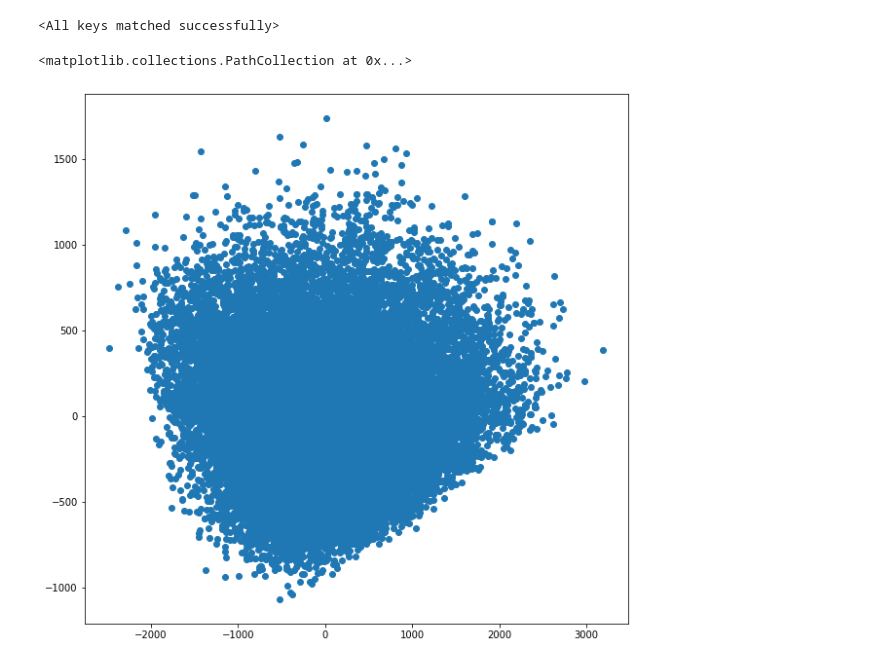
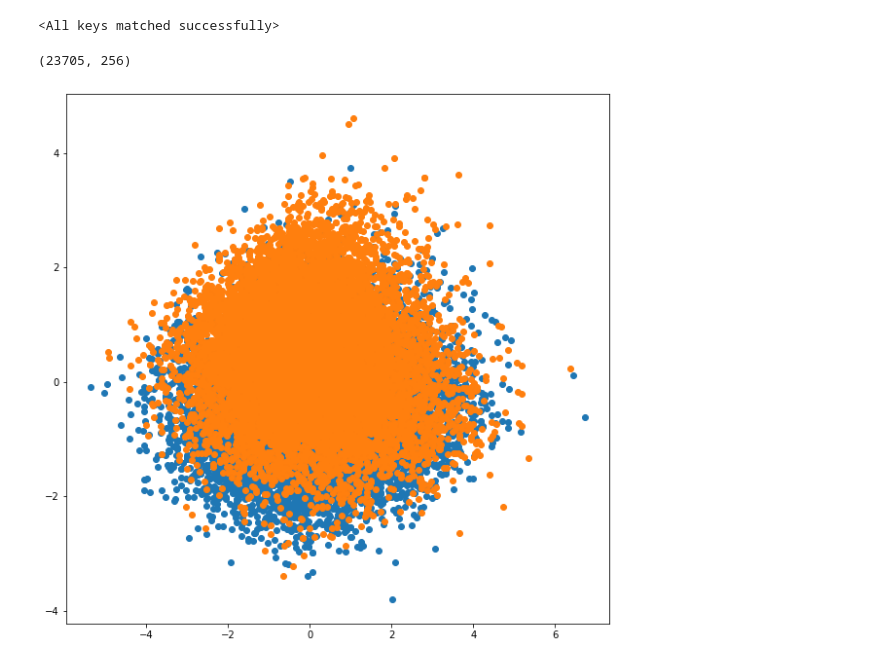
Before and after one commit to s183920/02582_Computational_Data_Analysis_Case2, a Jupyter notebook: encode_data.ipynb, the cells around one changed output. Drawn from its saved outputs; the diff is of its cells as text; code cells hidden in the pictures.

Commit message:
New autoencoder and data

```diff
--- a/encode_data.ipynb
+++ b/encode_data.ipynb
@@ -4,12 +4,12 @@ import torch
 from tqdm import tqdm
 
 dataset = UTKFaceDataset()
+dim = 256
+encoder = Encoder(encoded_space_dim=dim)
+decoder = Decoder(encoded_space_dim=dim)
 
-encoder = Encoder(encoded_space_dim=256)
-decoder = Decoder(encoded_space_dim=256)
-
-encoder_weights = torch.load("models/encoder_256.pt", map_location=torch.device('cpu'))
-decoder_weights = torch.load("models/decoder_256.pt", map_location=torch.device('cpu'))
+encoder_weights = torch.load(f"models/encoder_{dim}.pth", map_location=torch.device('cpu'))
+decoder_weights = torch.load(f"models/decoder_{dim}.pth", map_location=torch.device('cpu'))
 
 encoder.load_state_dict(encoder_weights)
 decoder.load_state_dict(decoder_weights)
@@ -17,10 +17,11 @@ decoder.load_state_dict(decoder_weights)
 <All keys matched successfully>
 # %%
 from tqdm import tqdm
-
+torch.manual_seed(1000)
+# data_loader = DataLoader(dataset, batch_size=32, shuffle=False)
 encoder.eval()
 decoder.eval()
-encoded_data = []
+encoded_data_256 = []
 for x in tqdm(dataset.X):
-    x = encoder(torch.tensor(x.clone(), dtype=torch.float32).unsqueeze(0)) / 255.0
-    encoded_data.append(x.detach().squeeze(0).numpy())
+    x = encoder(torch.tensor(x.clone(), dtype=torch.float32).unsqueeze(0) / 255.0)
+    encoded_data_256.append(x.detach().numpy())
@@ -36,9 +28,7 @@ pca_X = pca.fit_transform(encoded_X)
-# %%
-import matplotlib.pyplot as plt
-
-
-fig, ax = plt.subplots(figsize = (10,10))
-ax.scatter(pca_X[:,0], pca_X[:,1])
-# %% [output]
-<matplotlib.collections.PathCollection at 0x...>
-[figure, removed]
+# %%
+encoded_X_256 = np.stack(encoded_data_256).reshape(23705, 256)
+# encoded_X_4096 = np.vstack(encoded_data_4096)
+
+# np.save("encoded_data_256_2", encoded_X_256)
+# %% [output]
+(23705, 256)
@@ -44,0 +37,13 @@ ax.scatter(pca_X[:,0], pca_X[:,1])
+# %%
+from sklearn.decomposition import PCA
+
+pca = PCA(n_components=100)
+pca_X = pca.fit_transform(encoded_X_256 - np.mean(encoded_X_256, axis=0))
+
+df = pd.read_csv("data/info.csv")
+gender = df.gender
+fig, ax = plt.subplots(figsize = (10,10))
+for i in range(2):
+    ax.scatter(pca_X[gender == i,0], pca_X[gender == i,1])
+# %% [output]
+[figure, added]
```
Also changed, not shown: parts of 7 cells of this notebook, 4 other files.
